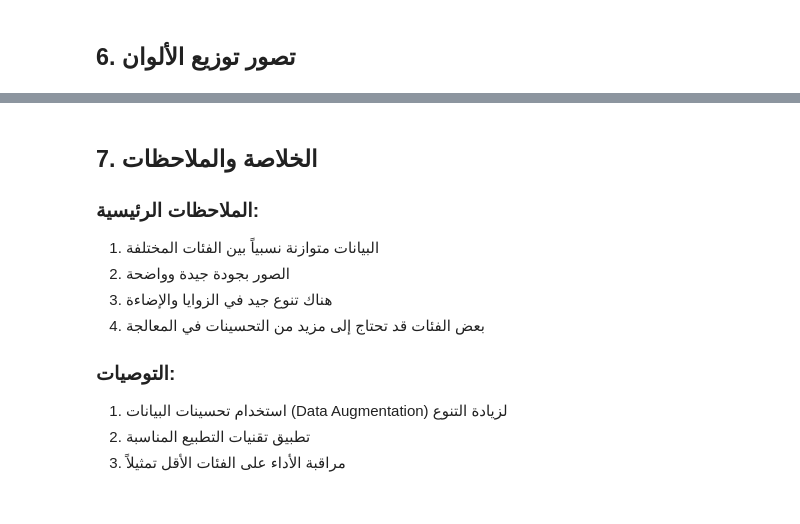
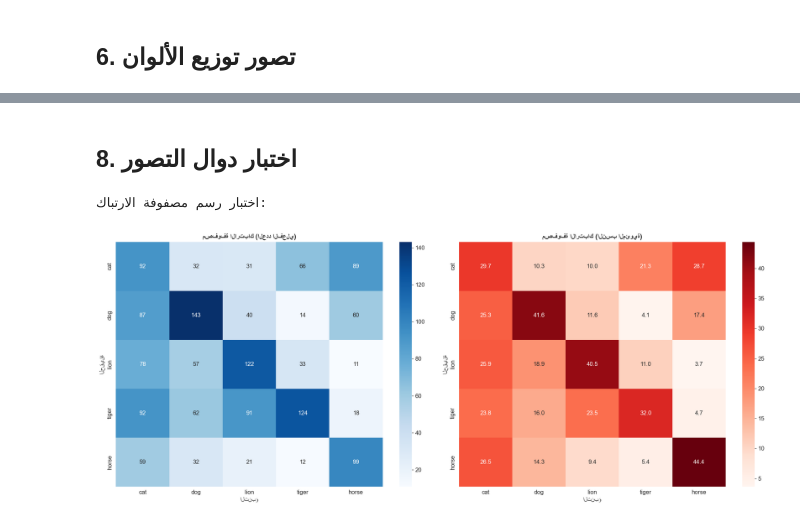
Before and after one commit to mohammedalnajri50-cyber/animal-classification-cnn, a Jupyter notebook: notebooks/data_exploration.ipynb, the cells around one changed output, grey strips where cells are left out. Saved outputs shown, nothing was run; the diff lists cells and outputs as text; code cells hidden in the pictures.

```diff
--- a/notebooks/data_exploration.ipynb
+++ b/notebooks/data_exploration.ipynb
@@ -146,13 +144,20 @@ plt.show()
-# %% [markdown]
-## 7. الخلاصة والملاحظات
-
-### الملاحظات الرئيسية:
-1. البيانات متوازنة نسبياً بين الفئات المختلفة
-2. الصور بجودة جيدة وواضحة
-3. هناك تنوع جيد في الزوايا والإضاءة
-4. بعض الفئات قد تحتاج إلى مزيد من التحسينات في المعالجة
-
-### التوصيات:
-1. استخدام تحسينات البيانات (Data Augmentation) لزيادة التنوع
-2. تطبيق تقنيات التطبيع المناسبة
-3. مراقبة الأداء على الفئات الأقل تمثيلاً
+# %% [markdown]
+## 8. اختبار دوال التصور
+# %%
+# استيراد دوال التصور
+from visualization import plot_detailed_confusion_matrix, plot_class_performance
+from sklearn.metrics import confusion_matrix, classification_report
+import numpy as np
+
+# أسماء الفئات
+class_names = ["cat", "dog", "lion", "tiger", "horse"]
+
+# إنشاء مصفوفة ارتباك وهمية
+dummy_cm = np.random.randint(10, 100, size=(len(class_names), len(class_names)))
+np.fill_diagonal(dummy_cm, np.random.randint(80, 150, len(class_names)))
+
+print("اختبار رسم مصفوفة الارتباك:")
+plot_detailed_confusion_matrix(dummy_cm, class_names)
+# %% [output]
+اختبار رسم مصفوفة الارتباك:
+[figure, added]
```
Also changed, not shown: parts of 4 cells of this notebook, 1 other file.
